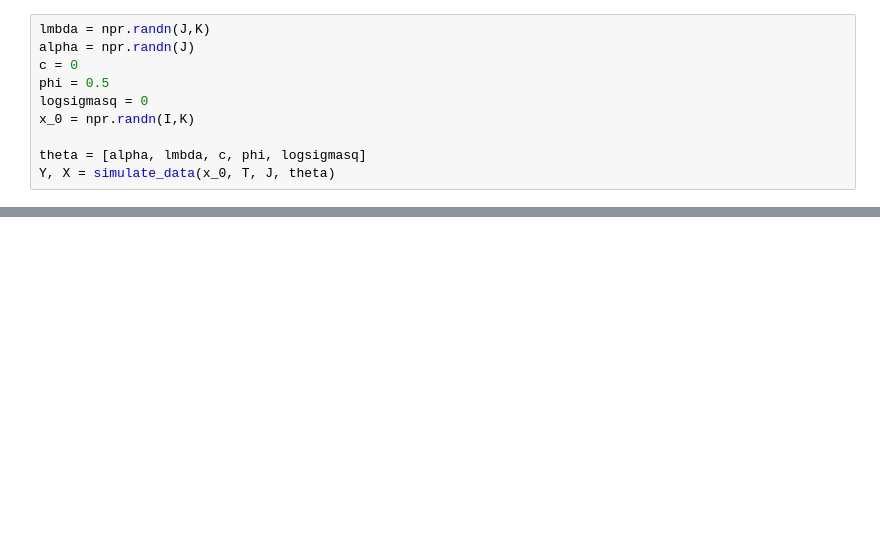
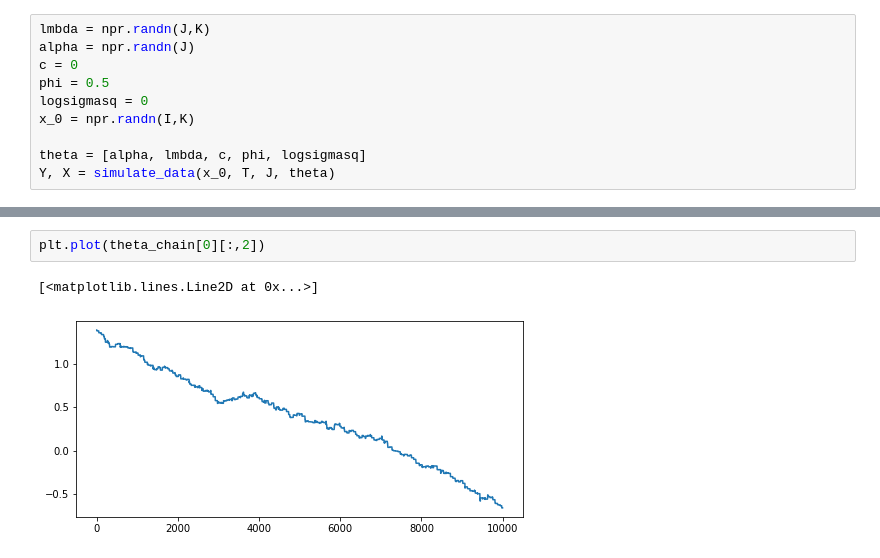
Before and after one commit to deborsheesen/DC-BATS-deborshee, a Jupyter notebook: ecology/mala.ipynb, the cells around one changed output, grey strips where cells are left out. Cells and saved outputs as stored; diff of their text form; blank space fills up the shorter version.

```diff
--- a/ecology/mala.ipynb
+++ b/ecology/mala.ipynb
@@ -62,0 +65,5 @@ plot_theta_trajectory(theta_chain)
+# %%
+plt.plot(theta_chain[0][:,2])
+# %% [output]
+[<matplotlib.lines.Line2D at 0x...>]
+[figure, added]
```
Also changed, not shown: parts of 4 cells of this notebook, 4 other files.
